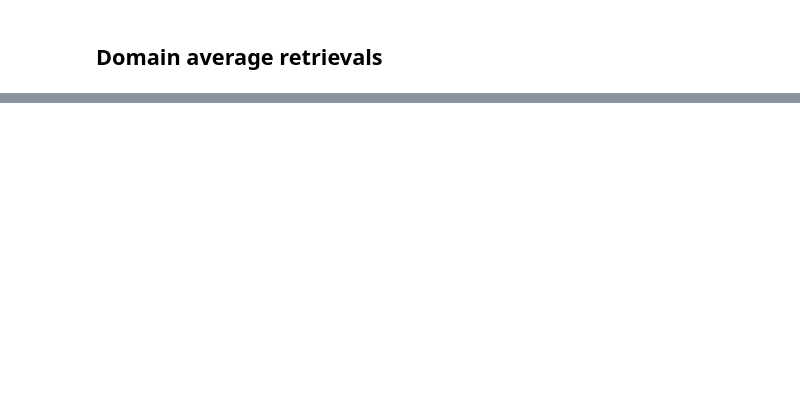
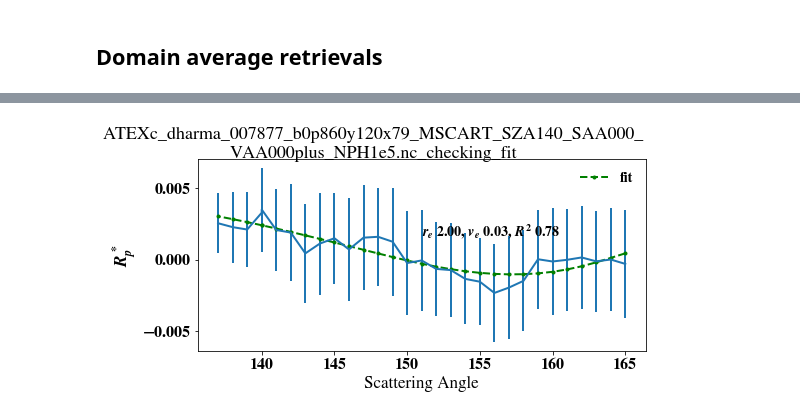
Before and after one commit to cpnHere/ACRS, a Jupyter notebook: Retrievals/Pol_retrievals/analysis_pol_ret.ipynb, the cells around one changed output, grey strips where cells are left out. Drawn from its saved outputs; the diff is of its cells as text; code cells hidden in the pictures; blank space fills up the shorter version.

```diff
--- a/Retrievals/Pol_retrievals/analysis_pol_ret.ipynb
+++ b/Retrievals/Pol_retrievals/analysis_pol_ret.ipynb
@@ -99,0 +203,4 @@ Pol. ret. method: Breon
+# %%
+base_dir='/umbc/xfs1/zzbatmos/users/charaj1/taki/ACRS/LES_MSCART/ATEXc/'
+RT=POLCARTdset('LES3D',base_dir)
+RT.readPOLCARThdf5('ATEXc_dharma_007877_b0p860_MSCART_SZA140_SAA000_VAA000plus_NPH1e6.hdf5',dpath=base_dir+'results/b0p860/')
@@ -99,0 +213,3 @@ Pol. ret. method: Breon
+# %%
+P12Lib=Pol_ret_P12Lib(fname='Pol_ret_PM_library_0p860_2p13_V3.hdf5')
+P12Lib.loadP12Lib()
@@ -99,0 +218,22 @@ Pol. ret. method: Breon
+# %%
+method='Breon';rTyp='1D';tail='_pol_ret_V5'
+Q_in2=RT.MeanPRad[:,1]
+muV=np.cos(np.deg2rad(RT.VZA))
+muS=np.cos(np.deg2rad(180-RT.SZA))
+obsSca=RT.ScatA
+P=Pmat(P12Lib.re,P12Lib.ve,P12Lib.bulk_Mie_ang,P12Lib.avP12['0p860'],obsSca,method=method,primaryBow=True,Qa1Qa2=[35,65])
+#gemet=4*(muS+muV)*0+1#No geometric correction
+gemet=4*(muS+muV)
+try:
+    cname=RT.fname.split('.',1)[0]
+except AttributeError:
+    cname=(RT.fname[0].astype(str)).split('.',1)[0]
+ygabc=getGuess(cname,method,rTyp,tail)
+x=obsSca[P.Q_a1:P.Q_a2]
+y=(-Q_in2*gemet)[P.Q_a1:P.Q_a2]
+#ret_Re,ret_Ve,abc,Qls,Rsq=do_fitting(x,np.squeeze(y),P,ygabc)
+out=do_fitting(x,np.squeeze(y),P,ygabc)
+ret_Re,ret_Ve=out[0],out[1]
+abc=out[2]
+Qls=out[3]
+Rsq=out[4]
@@ -99,0 +267,18 @@ Pol. ret. method: Breon
+# %%
+yerr=(RT.RMSEPRad[:,1]*gemet)[P.Q_a1:P.Q_a2]
+fig6_ttl=RT.fname+'_checking_fit'
+#fig1,ax1=check_fit2(y,x,out[2],out[0],out[1],out[4],P12Lib,LEScase,method,primaryBow=primaryBow)
+
+fig6,ax6=plt.subplots(figsize=(8,4))
+P.set_reve(ret_Re,ret_Ve)
+ax6.plot(x,P.imitateF(x,*abc),'g.--',label='fit')
+ax6.errorbar(x,y,yerr=yerr)
+#    ax6.plot(RT.ScatA[P.Q_a1:P.Q_a2],-P.getP(RT.ScatA[P.Q_a1:P.Q_a2]),'r--')
+ax6.text(0.5,0.6,r'$r_e$ %0.2f, $v_e$ %0.2f, $R^2$ %0.2f'%(ret_Re,ret_Ve,Rsq),transform=ax6.transAxes,size=14)
+ax6.set_xlabel('Scattering Angle')
+ax6.set_ylabel(r'$R_p^*$')
+ax6.legend(frameon=False,loc='best')
+fig6.suptitle("\n".join(wrap(fig6_ttl,55)))
+fig6.tight_layout(rect=[0,0,1,0.92])
+# %% [output]
+[figure, added]
```
Also changed, not shown: parts of 30 cells of this notebook.
